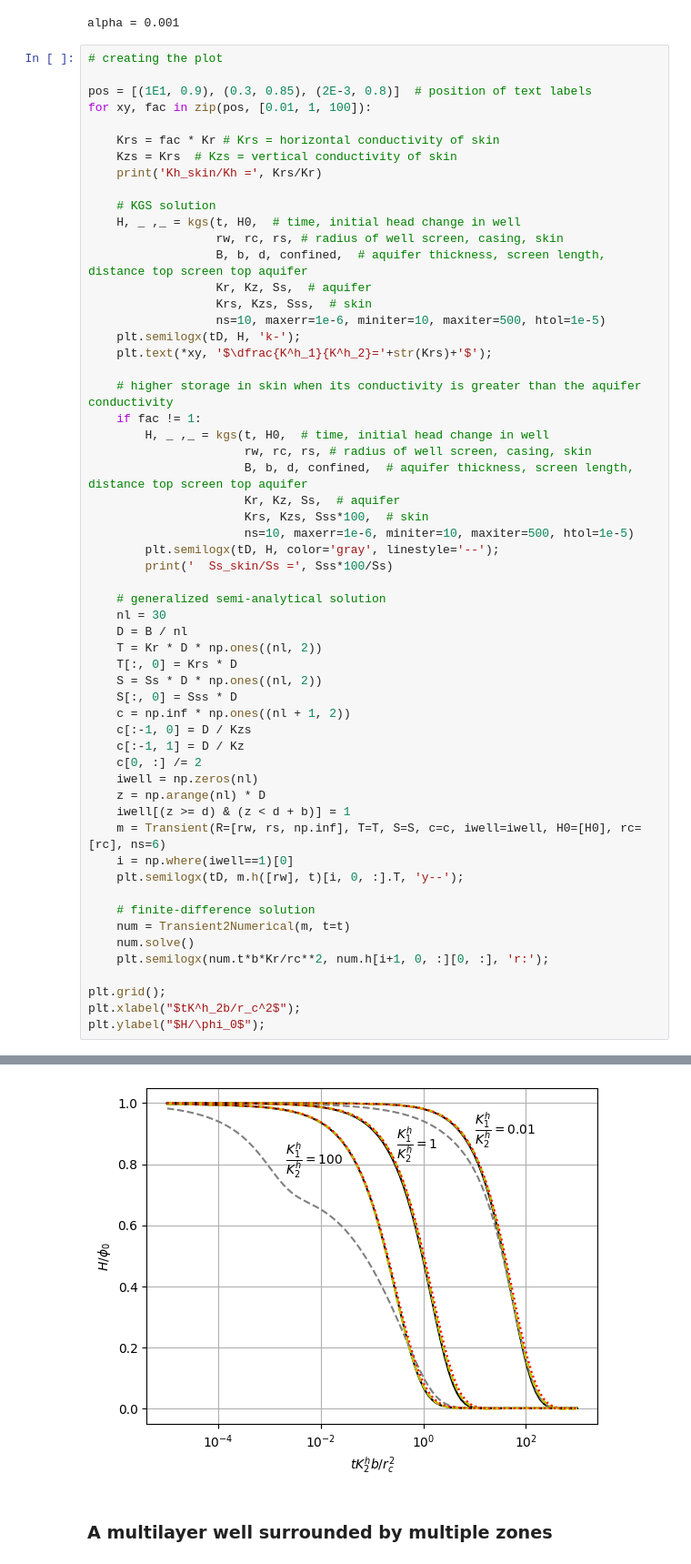
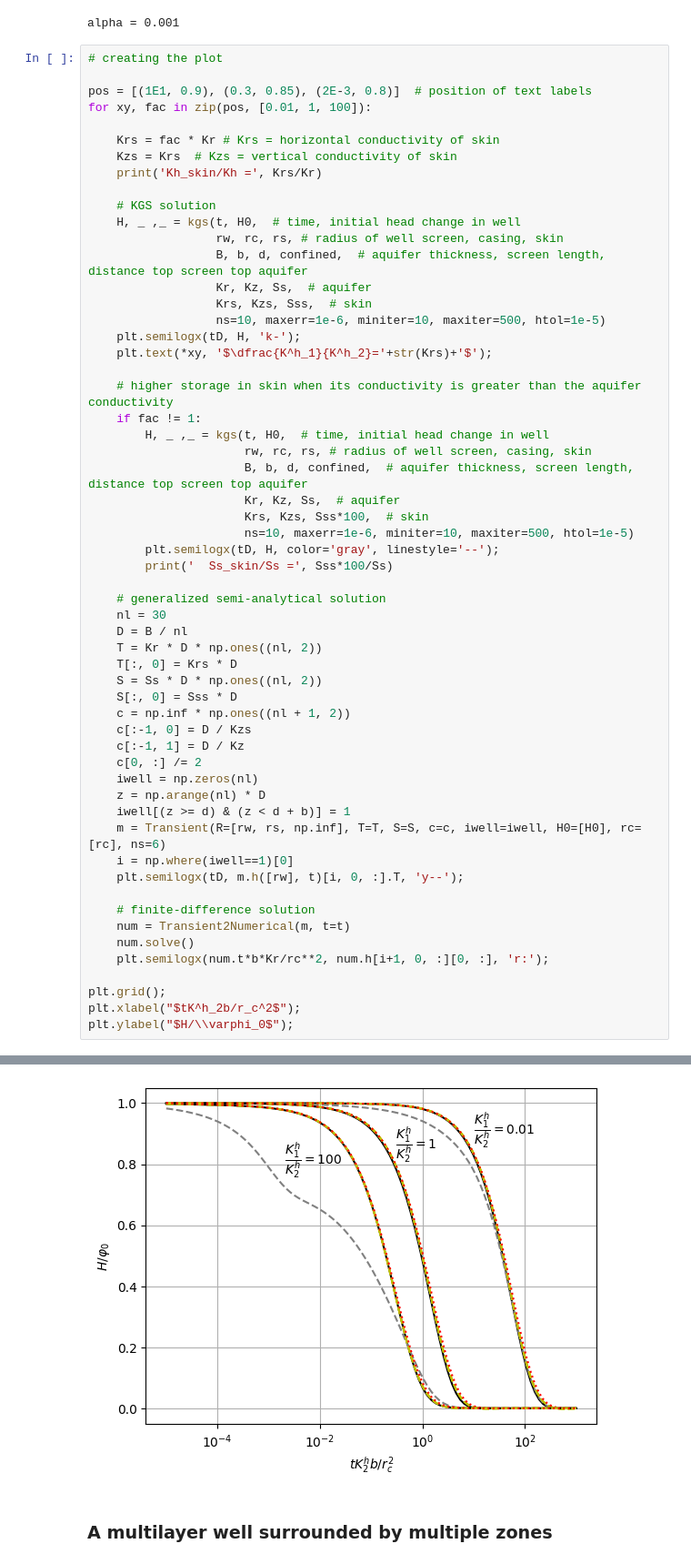
Before and after one commit to alouwyck/PhD, a Jupyter notebook: chapter6_multilayer_wells.ipynb, the cells around one changed output, grey strips where cells are left out. Shown: that part at 91% size. Cells and saved outputs as stored; diff of their text form.

Commit message:
\varphi instead of \phi

```diff
--- a/chapter6_multilayer_wells.ipynb
+++ b/chapter6_multilayer_wells.ipynb
@@ -2116,35 +2116,35 @@ for xy, fac in zip(pos, [0.01, 1, 100]):
     nl = 30
     D = B / nl
     T = Kr * D * np.ones((nl, 2))
     T[:, 0] = Krs * D
     S = Ss * D * np.ones((nl, 2))
     S[:, 0] = Sss * D
     c = np.inf * np.ones((nl + 1, 2))
     c[:-1, 0] = D / Kzs
     c[:-1, 1] = D / Kz
     c[0, :] /= 2
     iwell = np.zeros(nl)
     z = np.arange(nl) * D
     iwell[(z >= d) & (z < d + b)] = 1
     m = Transient(R=[rw, rs, np.inf], T=T, S=S, c=c, iwell=iwell, H0=[H0], rc=[rc], ns=6)
     i = np.where(iwell==1)[0]
     plt.semilogx(tD, m.h([rw], t)[i, 0, :].T, 'y--');
 
     # finite-difference solution
     num = Transient2Numerical(m, t=t)
     num.solve()
     plt.semilogx(num.t*b*Kr/rc**2, num.h[i+1, 0, :][0, :], 'r:');
 
 plt.grid();
 plt.xlabel("$tK^h_2b/r_c^2$");
-plt.ylabel("$H/\phi_0$");
+plt.ylabel("$H/\\varphi_0$");
 # %% [output]
 Kh_skin/Kh = 0.01
   Ss_skin/Ss = 100.0
 Kh_skin/Kh = 1.0
 Kh_skin/Kh = 100.0
   Ss_skin/Ss = 100.0
-[figure, old version]
+[figure, new version]
 # %% [markdown]
 ### A multilayer well surrounded by multiple zones
 # %% [markdown]
```
